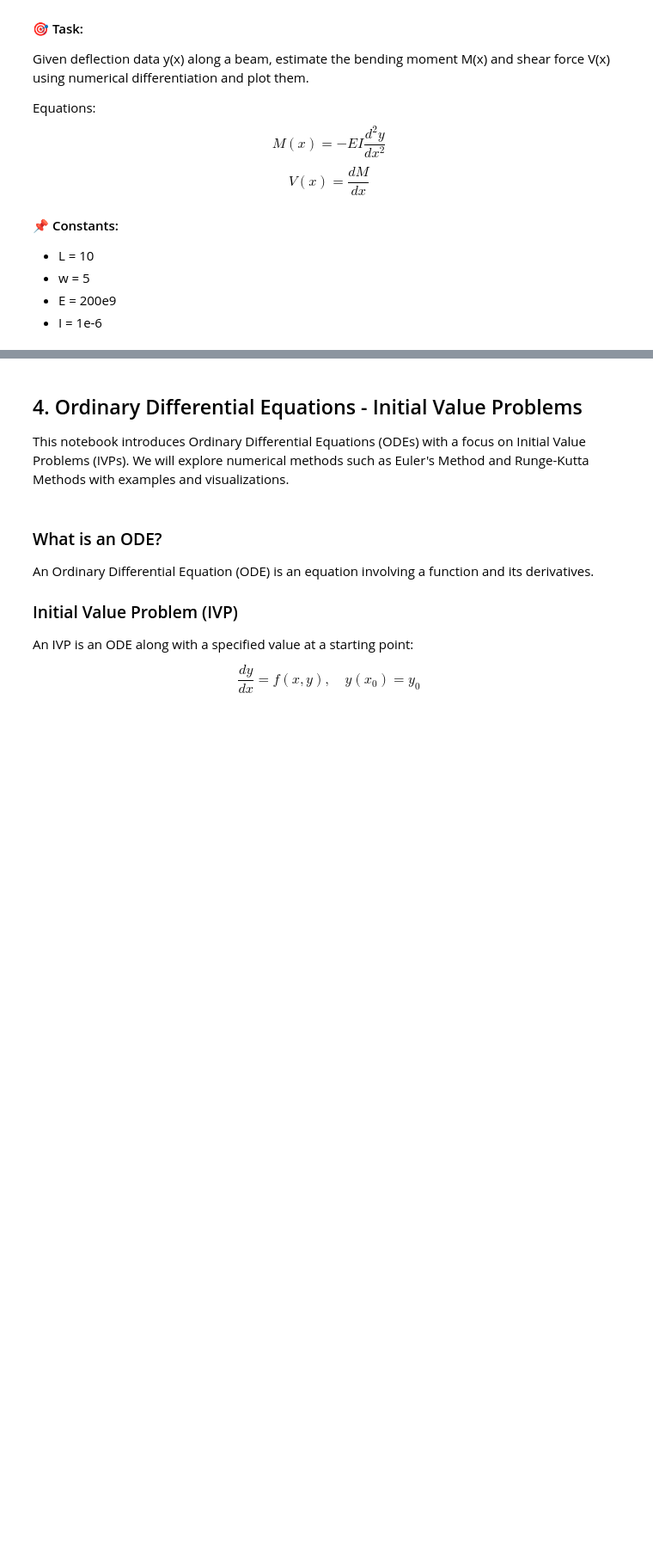
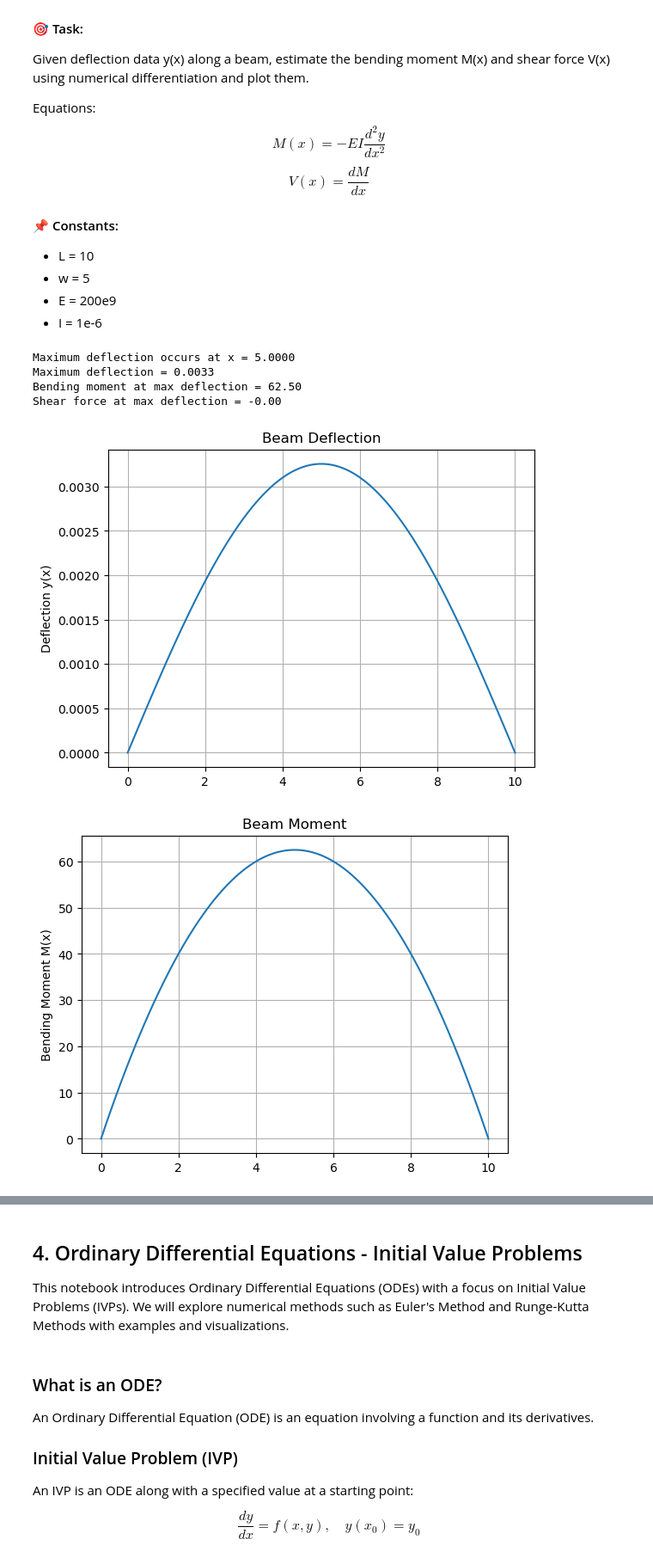
Before and after one commit to bruce179012-byte/MEGR2810-Jupyter-Notebook, a Jupyter notebook: Lecture 10_Interpolation_Differentiation.ipynb, the cells around one changed output, grey strips where cells are left out. Shown at 86% size. Cells and saved outputs as stored; diff of their text form; code cells hidden in the pictures; blank space fills up the shorter version.

Commit message:
3. Numerical Differentiation Using Taylor Series

```diff
--- a/Lecture 10_Interpolation_Differentiation.ipynb
+++ b/Lecture 10_Interpolation_Differentiation.ipynb
@@ -144,11 +145,87 @@ $$ V(x) = \frac{dM}{dx} $$
 # %%
 import numpy as np
 import matplotlib.pyplot as plt
 
 # Constants
 w = 5      # kN/m
 L = 10     # m
 E = 200e9  # Young's modulus in Pa
 I = 1e-6   # Moment of inertia in m^4
 
 # Your code here
+def y(x): # deflection equation
+    return w/(24 * E*I) * x * (L**3 - 2*L*(x**2)+ x**3)
+
+def dy_dx(x): # solving using chain rule (f(x) = y'(x))
+    return w/(24 * E*I) * (L**3) - (6 * L * x**2) + (4 * x**3)
+
+def d2y_dx2(x): # df(x) = f'(x)
+    return w/(24 * E*I) * (-12*L*x + 12*x**2)
+
+def d3y_dx3(x): # third derivative
+    return w/(24 * E*I) * (-12*L + 24*x)
+
+def M(x): # bending moment
+    return (-E * I) * d2y_dx2(x)
+
+def V(x): # sheer force
+    return (-E * I) * d3y_dx3(x)
+
+def f(x): # maximum deflection, f(x) = dy/dx = 0
+    return (L**3) - (6 * L * x**2) + (4 * x**3)
+
+def df(x):
+    return 12 * (x**2) - (12 * L * x)
+
+# newton-raphson method for max deflection (finding slope = 0)
+max_iteration = 100
+tolerance = 0.000001
+i = 0
+xn = 2
+while i <= max_iteration:
+    #print("iteration:", i+1)
+    xn1 = xn - (f(xn)/df(xn))
+    #print(xn1)
+    i += 1
+    if abs(xn1-xn) <= tolerance:
+        break
+    else:
+        xn = xn1
+
+root_newton = xn; max_deflection_x = root_newton
+
+print(f"Maximum deflection occurs at x = {max_deflection_x:.4f}")
+print(f"Maximum deflection = {y(max_deflection_x):.4f}")
+print(f"Bending moment at max deflection = {M(max_deflection_x):.2f}")
+print(f"Shear force at max deflection = {V(max_deflection_x):.2f}")
+
+x_points = np.linspace(0, L, 100) # range fron 0 to 10
+y_deflection = y(x_points)
+y_moment = M(x_points)
+y_shear = V(x_points)
+
+plt.plot(x_points, y_deflection)
+plt.plot(max_deflection_x, y(max_deflection_x))
+plt.ylabel('Deflection y(x)')
+plt.title('Beam Deflection')
+plt.grid()
+plt.show()
+
+plt.plot(x_points, y_moment)
+plt.ylabel('Bending Moment M(x)')
+plt.title('Beam Moment')
+plt.grid()
+plt.show()
+
+plt.plot(x_points, y_shear)
+plt.ylabel('Shear Force V(x)')
+plt.title('Beam Shear')
+plt.grid()
+plt.show()
+# %% [output]
+Maximum deflection occurs at x = 5.0000
+Maximum deflection = 0.0033
+Bending moment at max deflection = 62.50
+Shear force at max deflection = -0.00
+[figure, added]
+[figure, added]
```
Also changed, not shown: parts of 3 cells of this notebook.
